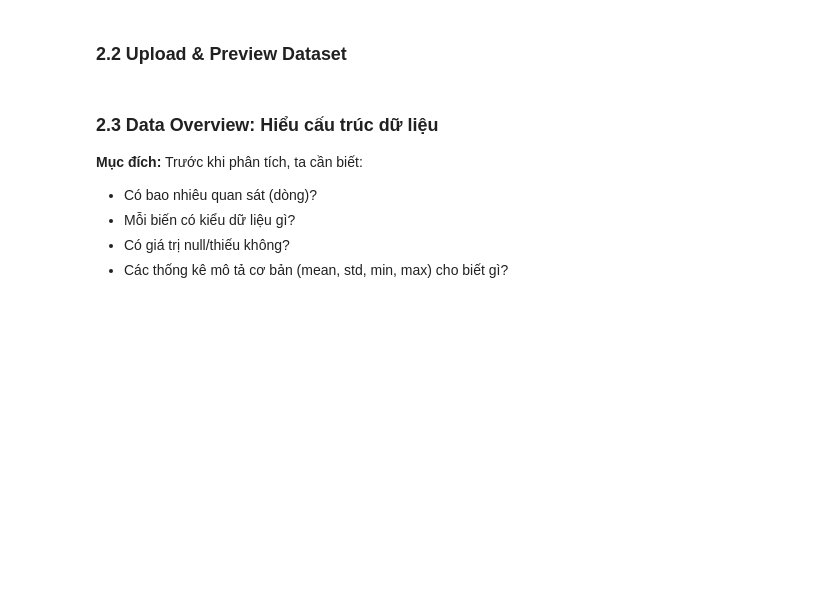
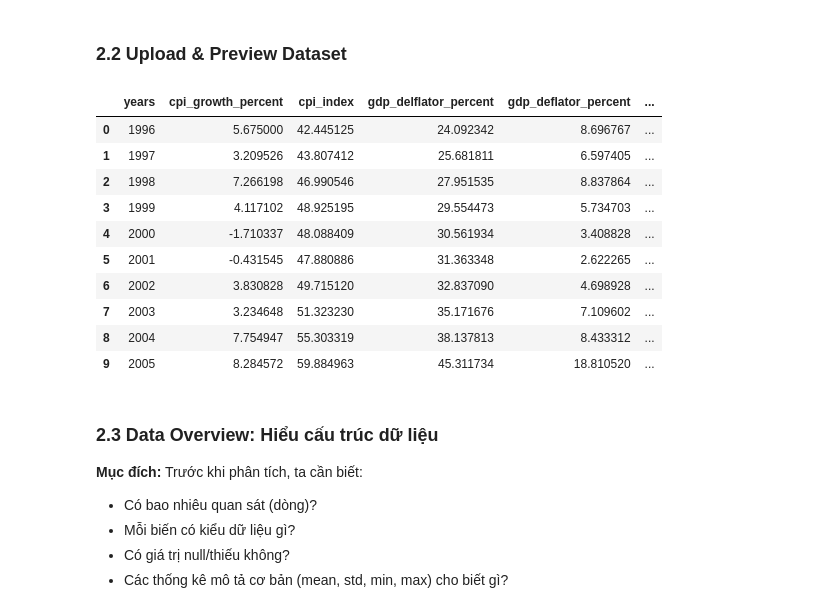
Before and after one commit to Quan-min211/vn-inflation-forecast, a Jupyter notebook: src/Project1_DAAN_v2.ipynb, the cells around one changed output. Saved outputs shown, nothing was run; the diff lists cells and outputs as text; code cells hidden in the pictures; blank space fills up the shorter version.

```diff
--- a/src/Project1_DAAN_v2.ipynb
+++ b/src/Project1_DAAN_v2.ipynb
@@ -88,9 +88,21 @@ plt.rcParams['font.size'] = 12
 # %%
 # Tải dữ liệu
 # Nếu chạy trên Google Colab, hãy upload file dataset_project1.xlsx
 # hoặc sửa đường dẫn cho phù hợp
-df = pd.read_excel('/content/dataset_project1.xlsx')
+df = pd.read_excel('..\data\dataset_project1.xlsx')
 display(df.head(10))
+# %% [output]
+|  | years | cpi_growth_percent | cpi_index | gdp_delflator_percent | gdp_deflator_percent | ... |
+| 0 | 1996 | 5.675000 | 42.445125 | 24.092342 | 8.696767 | ... |
+| 1 | 1997 | 3.209526 | 43.807412 | 25.681811 | 6.597405 | ... |
+| 2 | 1998 | 7.266198 | 46.990546 | 27.951535 | 8.837864 | ... |
+| 3 | 1999 | 4.117102 | 48.925195 | 29.554473 | 5.734703 | ... |
+| 4 | 2000 | -1.710337 | 48.088409 | 30.561934 | 3.408828 | ... |
+| 5 | 2001 | -0.431545 | 47.880886 | 31.363348 | 2.622265 | ... |
+| 6 | 2002 | 3.830828 | 49.715120 | 32.837090 | 4.698928 | ... |
+| 7 | 2003 | 3.234648 | 51.323230 | 35.171676 | 7.109602 | ... |
+| 8 | 2004 | 7.754947 | 55.303319 | 38.137813 | 8.433312 | ... |
+| 9 | 2005 | 8.284572 | 59.884963 | 45.311734 | 18.810520 | ... |
 # %% [markdown]
 ### 2.3 Data Overview: Hiểu cấu trúc dữ liệu
 
```
Also changed, not shown: parts of 24 cells of this notebook, 5 other files.
